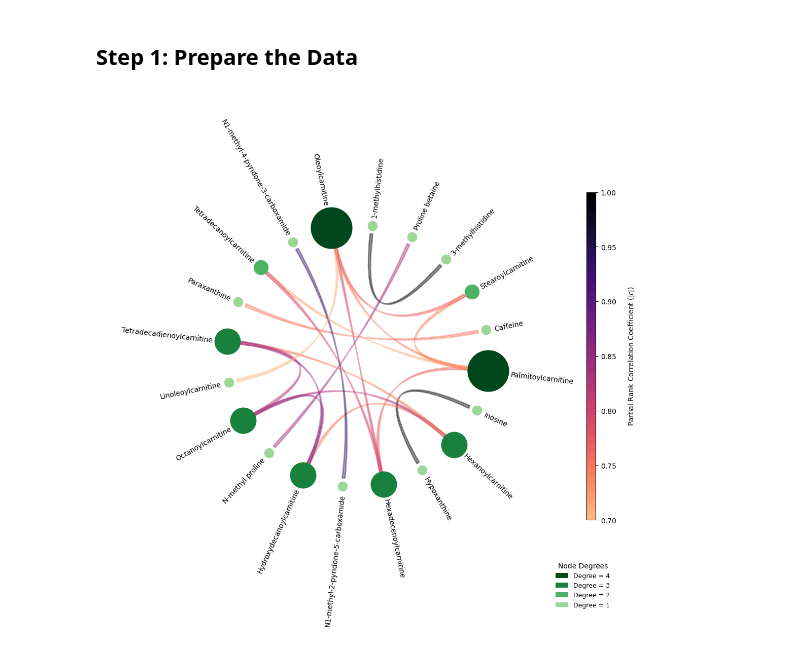
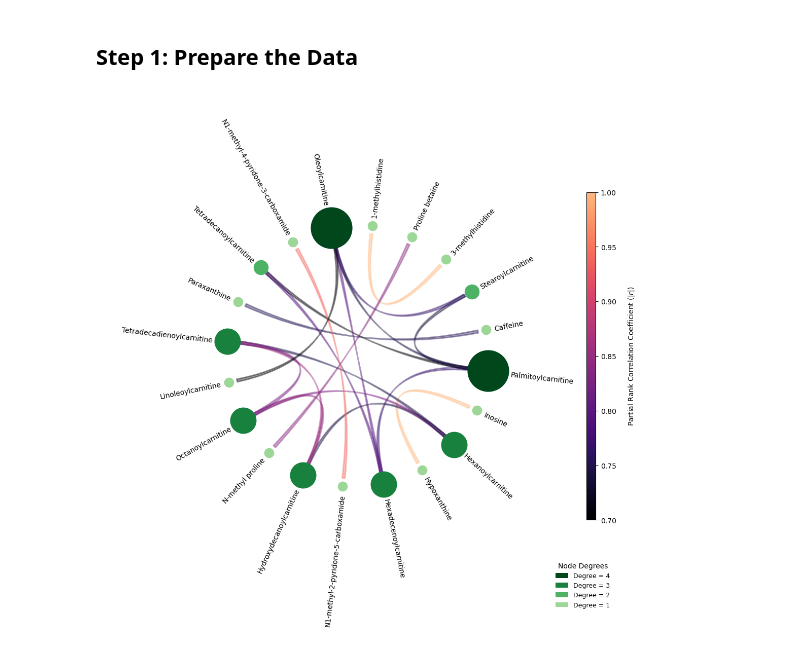
Before and after one commit to zannatun-nyma/chord_diagram_frm_high_corr_matrix, a Jupyter notebook: 5. high_corr_pycirclize.ipynb, the cells around one changed output. Cells and saved outputs as stored; diff of their text form; code cells hidden in the pictures.

Commit message:
inverted magma_r colormap

```diff
--- a/5. high_corr_pycirclize.ipynb
+++ b/5. high_corr_pycirclize.ipynb
@@ -106,6 +106,7 @@ original_magma_r = plt.get_cmap("magma_r", 256)  # Use 256 colors for better gra
 # Truncate the first 15% (this removes the brightest yellow and starts at a deeper gold)
 # Then sample 256 colors from that starting point to the end (black)
 truncated_colors = original_magma_r(np.linspace(0.15, 1.0, 256))
+truncated_colors = truncated_colors[::-1]
 custom_magma_r = mcolors.ListedColormap(truncated_colors)
 
 cmap_links = custom_magma_r
@@ -182,38 +183,38 @@ legend_patches = [
     mpatches.Patch(facecolor=degree_colors[d], label=f"Degree = {d}")
     for d in [4, 3, 2, 1]
 ]
 
 # Add the legend to the bottom right
 # bbox_to_anchor coordinates (x, y):
 # x > 1.0 moves it further right. y < 0.2 moves it further down.
 ax.legend(
     handles=legend_patches,
     loc=4,
     bbox_to_anchor=(1.25, -0.25),
     frameon=False,
     fontsize=9,
     title="Node Degrees",
     title_fontsize=10,
     handlelength=2,  # Makes the rectangles slightly longer (=== style)
     handleheight=0.8,
 )
 ### SIMPLE RECTANGULAR LEGEND END ###
 
 ax.set_axis_off()
 
-# Save as a high-quality PNG for quick viewing/sharing
-plt.savefig(
-    "img/fig_S3A_high_corr_customized_chord.png",
-    bbox_inches="tight",
-    dpi=300,
-    pad_inches=0.05,
-)
+# # Save as a high-quality PNG for quick viewing/sharing
+# plt.savefig(
+#     "img/fig_S3A_high_corr_customized_chord.png",
+#     bbox_inches="tight",
+#     dpi=300,
+#     pad_inches=0.05,
+# )
 
 # Save as an SVG for publication and high-resolution printing
 plt.savefig(
     "img/fig_S3A_high_corr_customized_chord.svg", bbox_inches="tight", pad_inches=0.05
 )
 
 plt.show()
 # %% [output]
-[figure, old version]
+[figure, new version]
```
Also changed, not shown: 2 other files.
